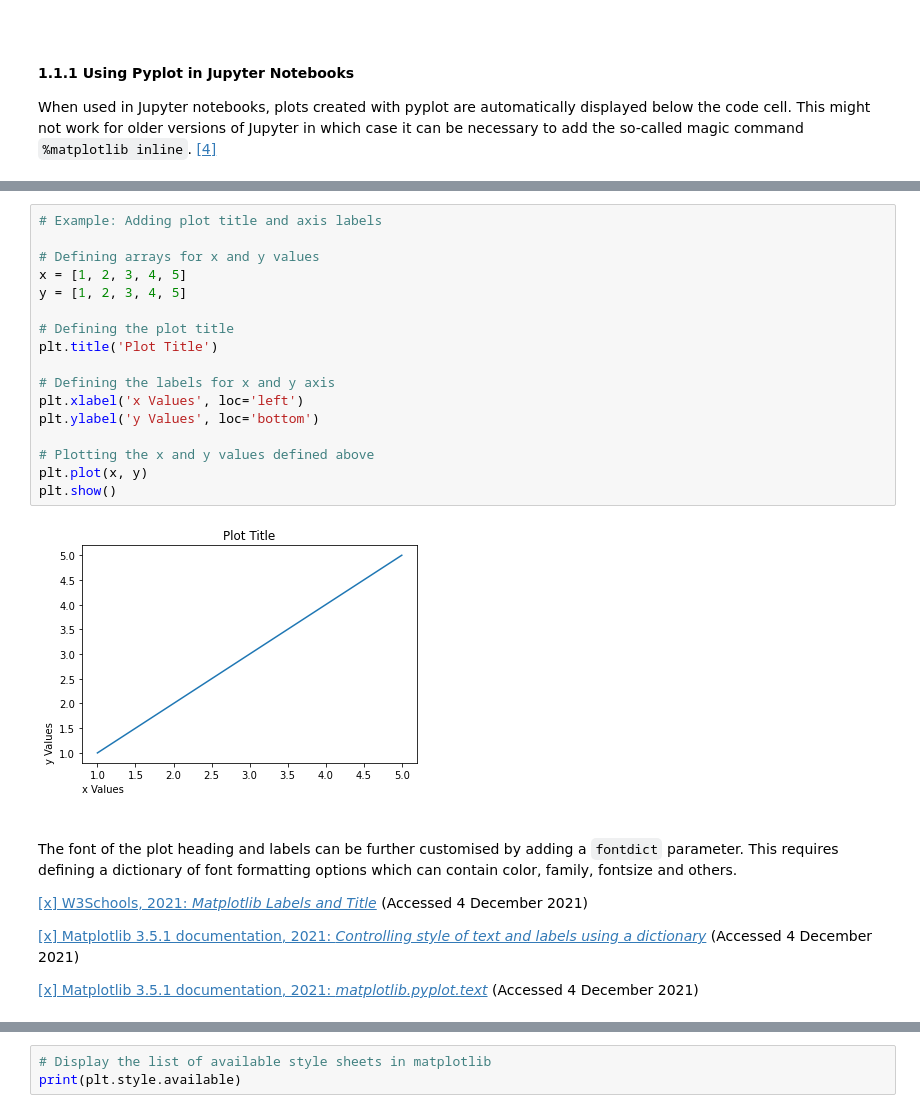
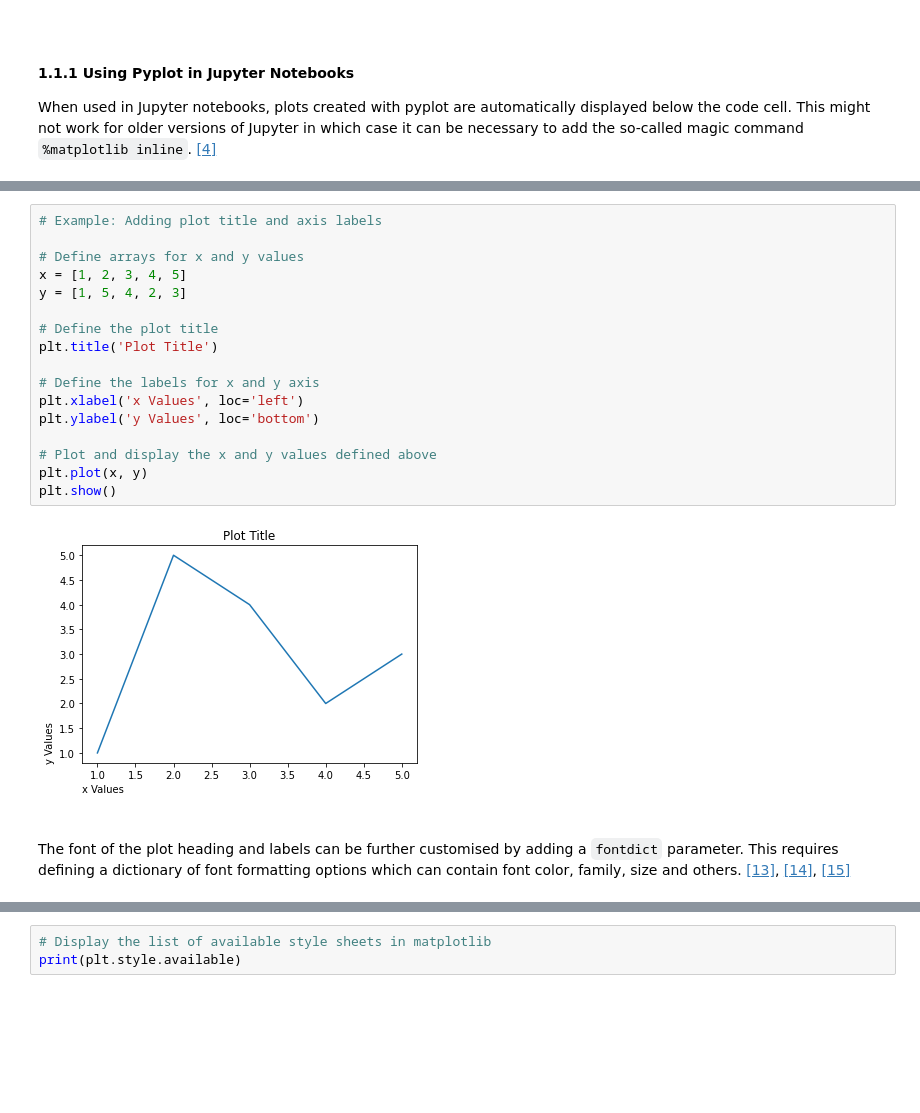
Before and after one commit to ssteffens/fundamentals-data-analysis-assessment, a Jupyter notebook: pyplot.ipynb, the cells around one changed output, grey strips where cells are left out. Saved outputs shown, nothing was run; the diff lists cells and outputs as text; blank space fills up the shorter version.

```diff
--- a/pyplot.ipynb
+++ b/pyplot.ipynb
@@ -177,33 +205,27 @@ plt.plot(x, y, '*')
 # %%
 # Example: Adding plot title and axis labels
 
-# Defining arrays for x and y values
+# Define arrays for x and y values
 x = [1, 2, 3, 4, 5]
-y = [1, 2, 3, 4, 5]
+y = [1, 5, 4, 2, 3]
 
-# Defining the plot title
+# Define the plot title
 plt.title('Plot Title')
 
-# Defining the labels for x and y axis
+# Define the labels for x and y axis
 plt.xlabel('x Values', loc='left')
 plt.ylabel('y Values', loc='bottom')
 
-# Plotting the x and y values defined above
+# Plot and display the x and y values defined above
 plt.plot(x, y)
 plt.show()
 # %% [output]
-[figure, old version]
+[figure, new version]
 # %% [markdown]
 <br>
 
 The font of the plot heading and labels can be further customised by adding a `fontdict` parameter.
-This requires defining a dictionary of font formatting options which can contain color, family, fontsize and others.
-
-[[x] W3Schools, 2021: *Matplotlib Labels and Title*](https://www.w3schools.com/python/matplotlib_labels.asp) (Accessed 4 December 2021)
-
-[[x] Matplotlib 3.5.1 documentation, 2021: *Controlling style of text and labels using a dictionary*](https://matplotlib.org/stable/gallery/text_labels_and_annotations/text_fontdict.html) (Accessed 4 December 2021)
-
-[[x] Matplotlib 3.5.1 documentation, 2021: *matplotlib.pyplot.text*](https://matplotlib.org/stable/api/_as_gen/matplotlib.pyplot.text.html) (Accessed 4 December 2021)
+This requires defining a dictionary of font formatting options which can contain font color, family, size and others. [[13]](#reference13), [[14]](#reference14), [[15]](#reference15)
 # %%
 # Example: Formatting fonts with font dictionaries
 
```
Also changed, not shown: parts of 71 cells of this notebook, 1 other file.
